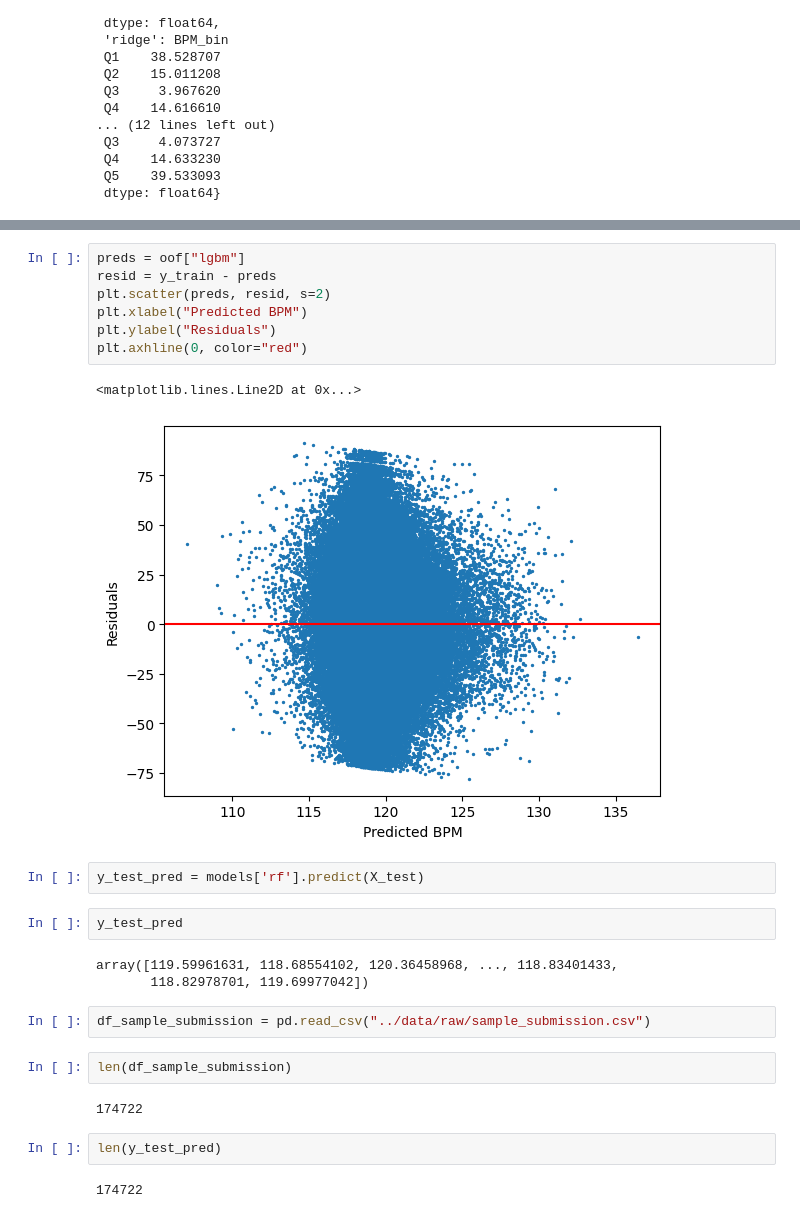
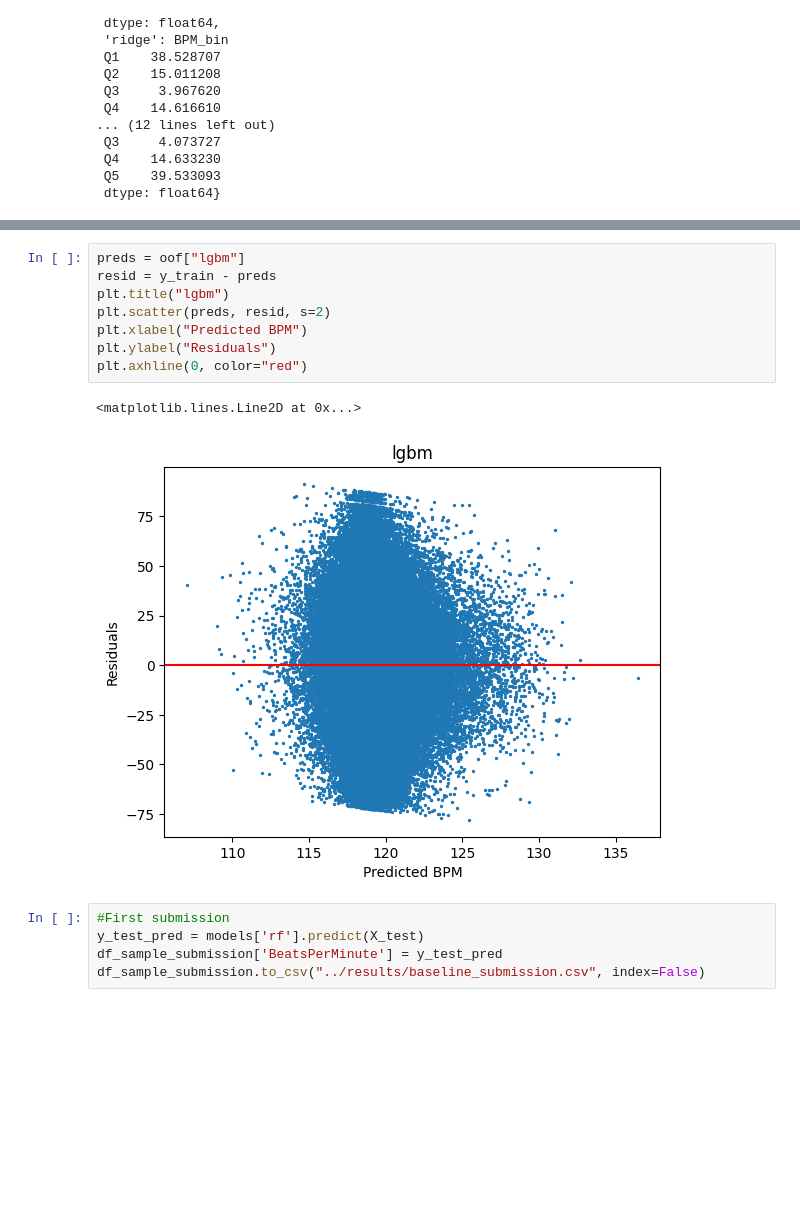
Before and after one commit to Menezes-Gus/Predicting-the-Beats-per-Minute-of-Songs-Kaggle, a Jupyter notebook: notebooks/baseline.ipynb, the cells around one changed output, grey strips where cells are left out. Drawn from its saved outputs; the diff is of its cells as text; blank space fills up the shorter version.

```diff
--- a/notebooks/baseline.ipynb
+++ b/notebooks/baseline.ipynb
@@ -286,27 +290,16 @@ plt.axhline(0, color="red")
 # %%
 preds = oof["lgbm"]
 resid = y_train - preds
+plt.title("lgbm")
 plt.scatter(preds, resid, s=2)
 plt.xlabel("Predicted BPM")
 plt.ylabel("Residuals")
 plt.axhline(0, color="red")
 # %% [output]
 <matplotlib.lines.Line2D at 0x...>
-[figure, old version]
+[figure, new version]
 # %%
+#First submission
 y_test_pred = models['rf'].predict(X_test)
+df_sample_submission['BeatsPerMinute'] = y_test_pred
+df_sample_submission.to_csv("../results/baseline_submission.csv", index=False)
-# %%
-y_test_pred
-# %% [output]
-array([119.59961631, 118.68554102, 120.36458968, ..., 118.83401433,
-       118.82978701, 119.69977042])
-# %%
-df_sample_submission = pd.read_csv("../data/raw/sample_submission.csv")
-# %%
-len(df_sample_submission)
-# %% [output]
-174722
-# %%
-len(y_test_pred)
-# %% [output]
-174722
```
Also changed, not shown: parts of 8 cells of this notebook, 7 other files.
